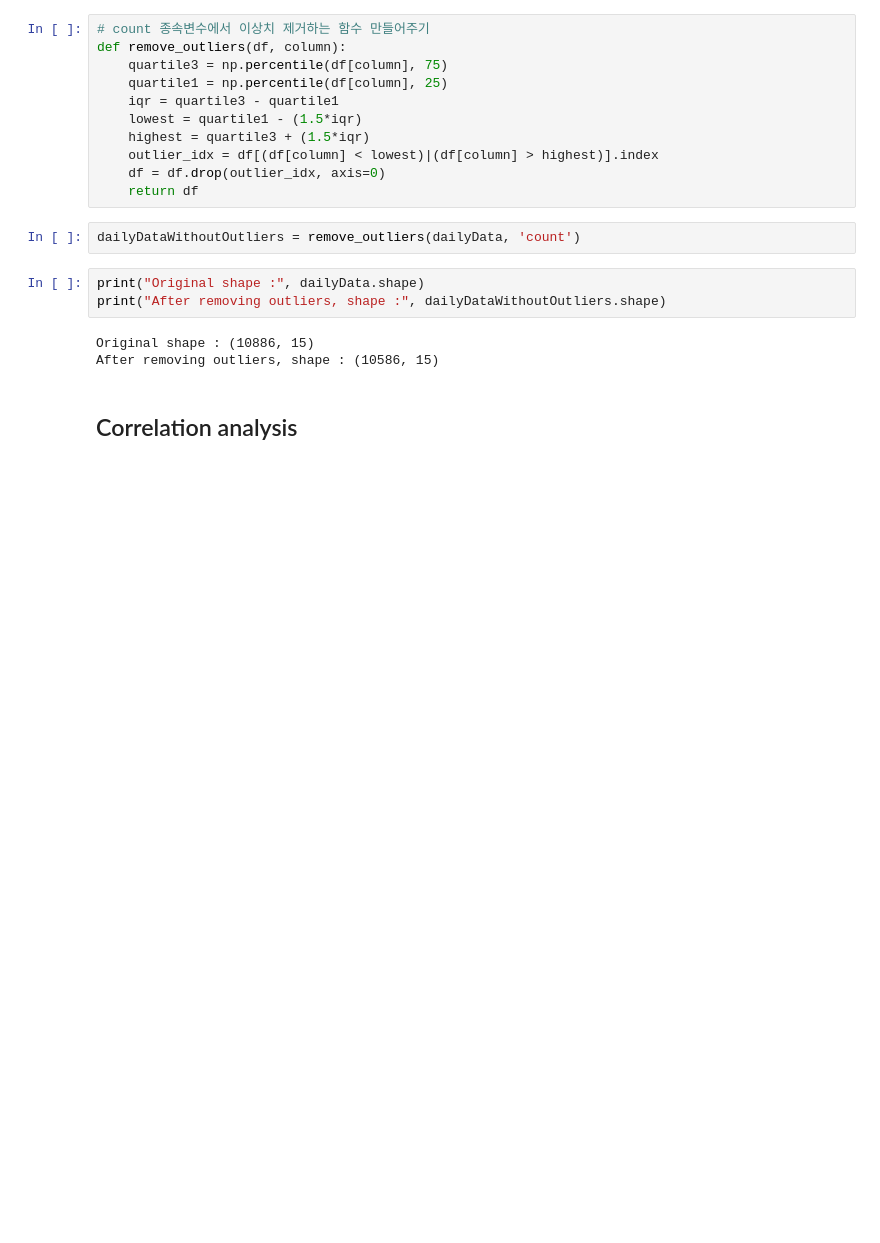
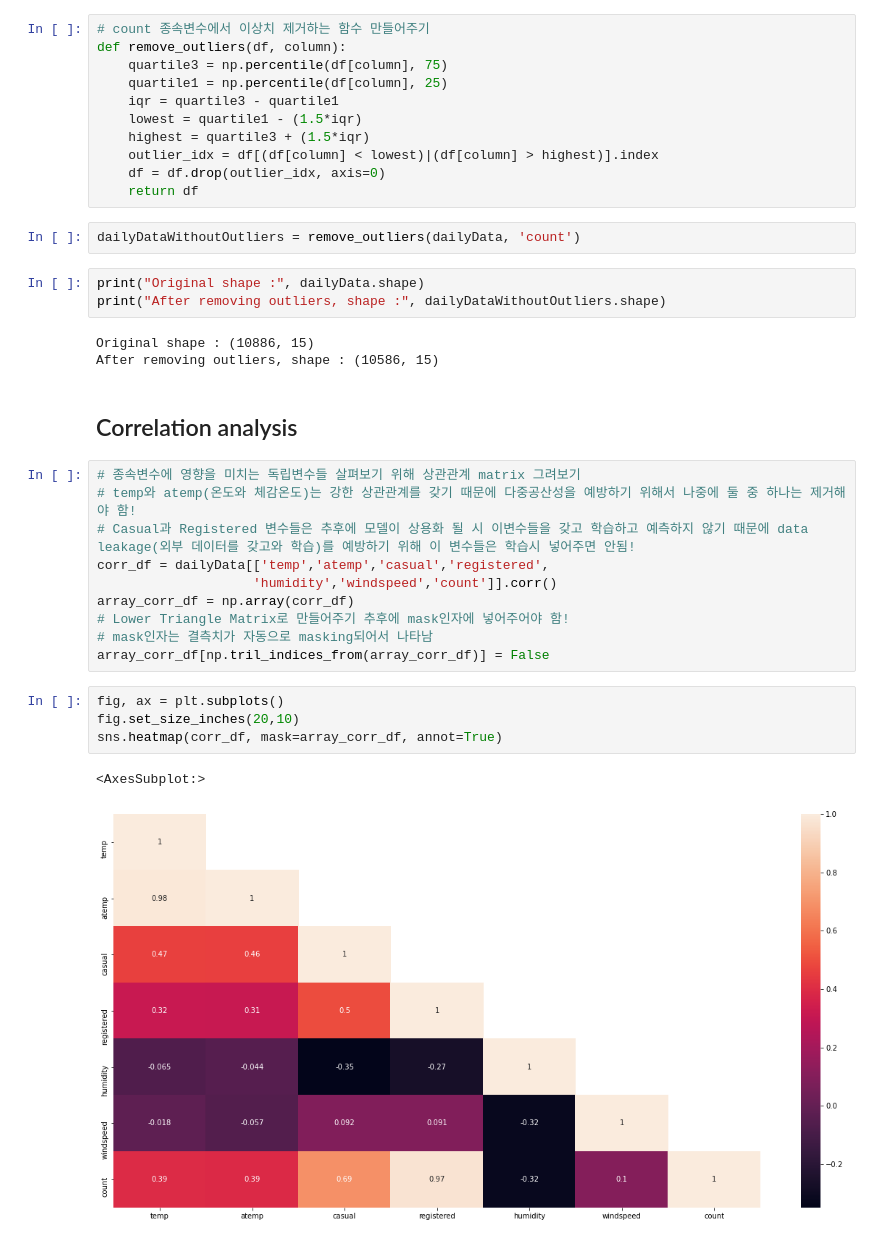
Before and after one commit to young-hun-jo/KaggleStruggle, a Jupyter notebook: bike_demand/bike_transcription.ipynb, the cells around one changed output. Saved outputs shown, nothing was run; the diff lists cells and outputs as text; blank space fills up the shorter version.

```diff
--- a/bike_demand/bike_transcription.ipynb
+++ b/bike_demand/bike_transcription.ipynb
@@ -177,3 +177,20 @@ Original shape : (10886, 15)
 After removing outliers, shape : (10586, 15)
 # %% [markdown]
 ## Correlation analysis
+# %%
+# 종속변수에 영향을 미치는 독립변수들 살펴보기 위해 상관관계 matrix 그려보기
+# temp와 atemp(온도와 체감온도)는 강한 상관관계를 갖기 때문에 다중공산성을 예방하기 위해서 나중에 둘 중 하나는 제거해야 함!
+# Casual과 Registered 변수들은 추후에 모델이 상용화 될 시 이변수들을 갖고 학습하고 예측하지 않기 때문에 data leakage(외부 데이터를 갖고와 학습)를 예방하기 위해 이 변수들은 학습시 넣어주면 안됨!
+corr_df = dailyData[['temp','atemp','casual','registered',
+                    'humidity','windspeed','count']].corr()
+array_corr_df = np.array(corr_df)
+# Lower Triangle Matrix로 만들어주기 추후에 mask인자에 넣어주어야 함!
+# mask인자는 결측치가 자동으로 masking되어서 나타남
+array_corr_df[np.tril_indices_from(array_corr_df)] = False
+# %%
+fig, ax = plt.subplots()
+fig.set_size_inches(20,10)
+sns.heatmap(corr_df, mask=array_corr_df, annot=True)
+# %% [output]
+<AxesSubplot:>
+[figure, added]
```
Also changed, not shown: parts of 3 cells of this notebook.
